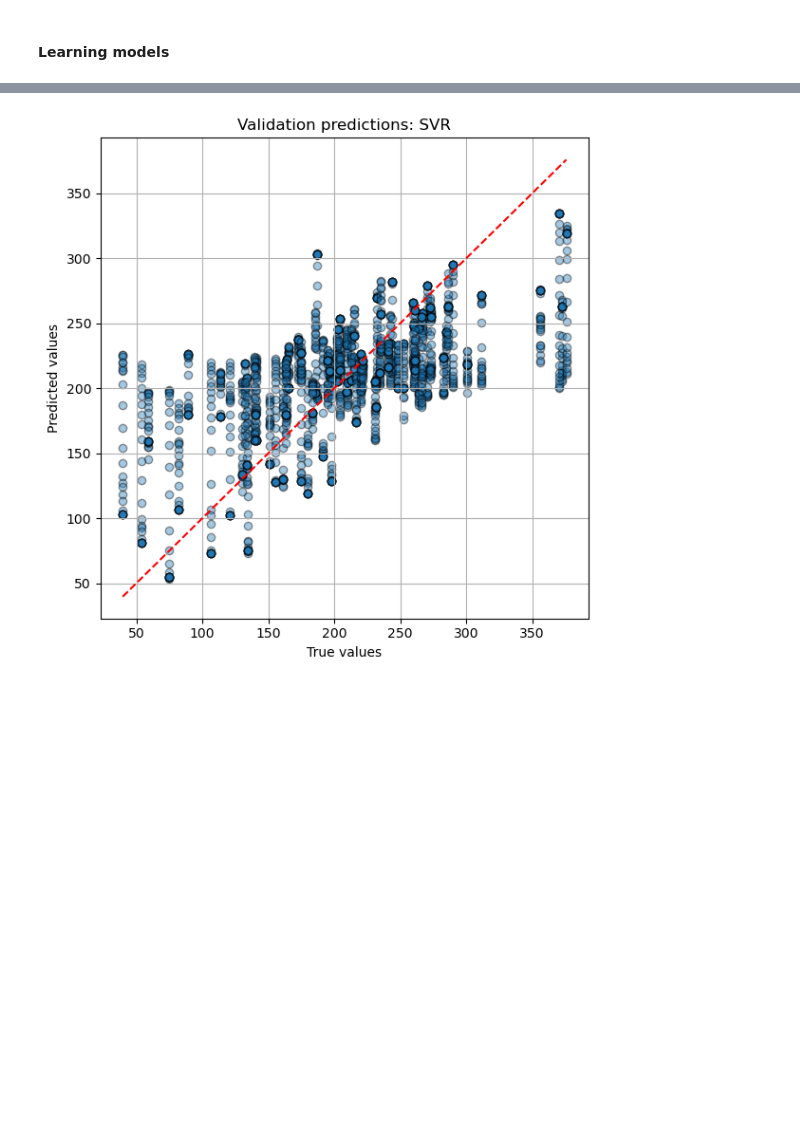
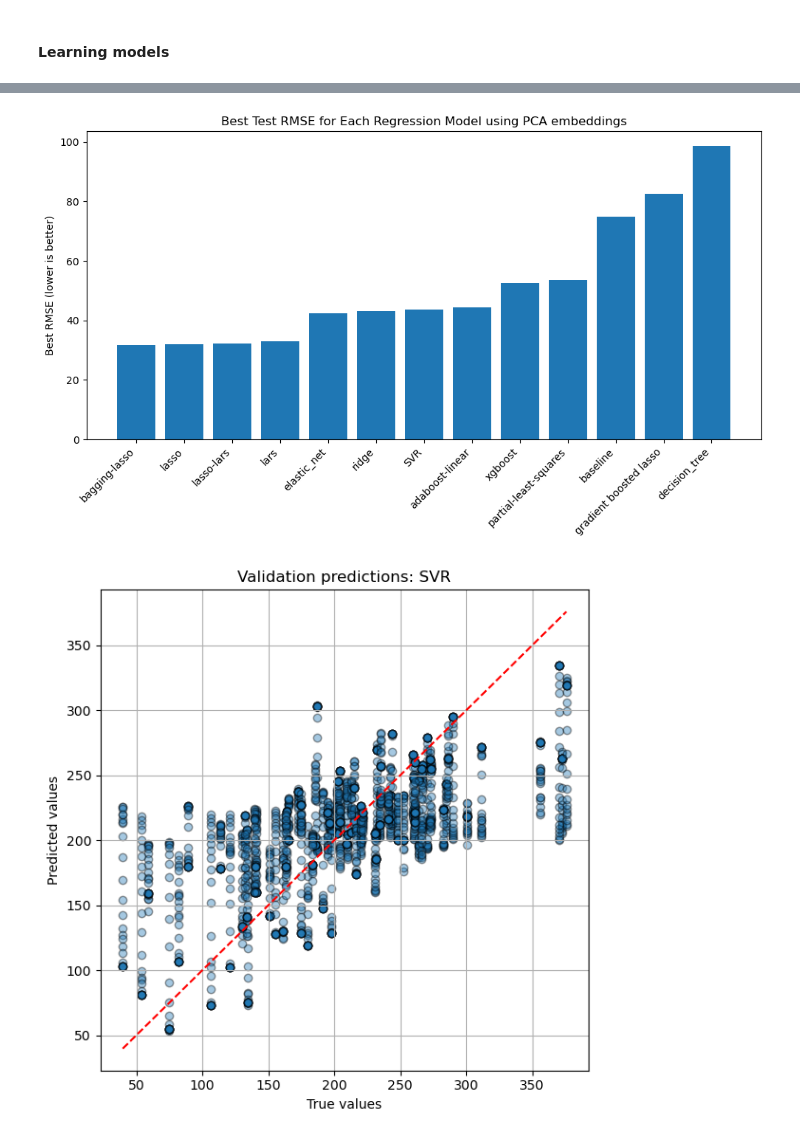
Before and after one commit to BjarkeErichsen/ComputationalDataAnalysisComp, a Jupyter notebook: main.ipynb, the cells around one changed output, grey strips where cells are left out. Drawn from its saved outputs; the diff is of its cells as text; code cells hidden in the pictures; blank space fills up the shorter version.

```diff
--- a/main.ipynb
+++ b/main.ipynb
@@ -749,4 +749,28 @@ min val error is 41.74532022603296. This is the RMSE
 ... (14 outputs left out)
+# %%
+# Compute best RMSE for each model
+best_test_errors = []
+for regr_mod in range(len(regression_models)):
+    testError = np.sqrt(np.sum(deviance[regr_mod], axis=0) / YTrain.shape[0])  #we do across axis=0, because this axis corrosponds to the folds, meaning we average across all elements of the same column
+    testStd = np.std(np.sqrt(deviance[regr_mod] / YTrain.shape[0]), axis=0)
+    best_rmse = np.min(testError)
+    best_test_errors.append(best_rmse)
+
+# Create sorted order
+sorted_indices = np.argsort(best_test_errors)
+sorted_models = [regression_models[i] for i in sorted_indices]
+sorted_errors = [best_test_errors[i] for i in sorted_indices]
+
+# Plot
+plt.figure(figsize=(10, 6))
+bars = plt.bar(range(len(sorted_models)), sorted_errors)
+plt.xticks(range(len(sorted_models)), sorted_models, rotation=45, ha="right")
+plt.ylabel("Best RMSE (lower is better)")
+plt.title("Best Test RMSE for Each Regression Model using PCA embeddings")
+plt.tight_layout()
+plt.show()
+# %% [output]
+[figure, added]
 # %%
 plot_val_predictions_all_models(regression_models, val_predictions, val_true_values)
 # %% [output]
```
Also changed, not shown: parts of 6 cells of this notebook, 1 other file.
